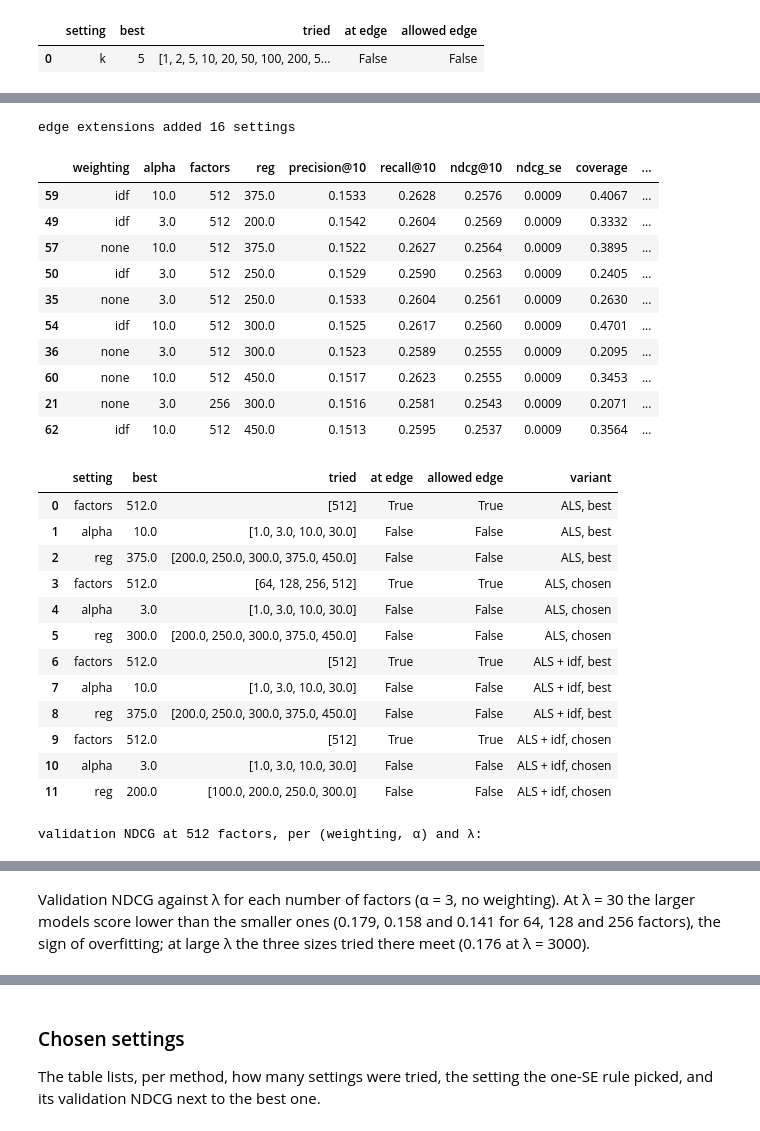
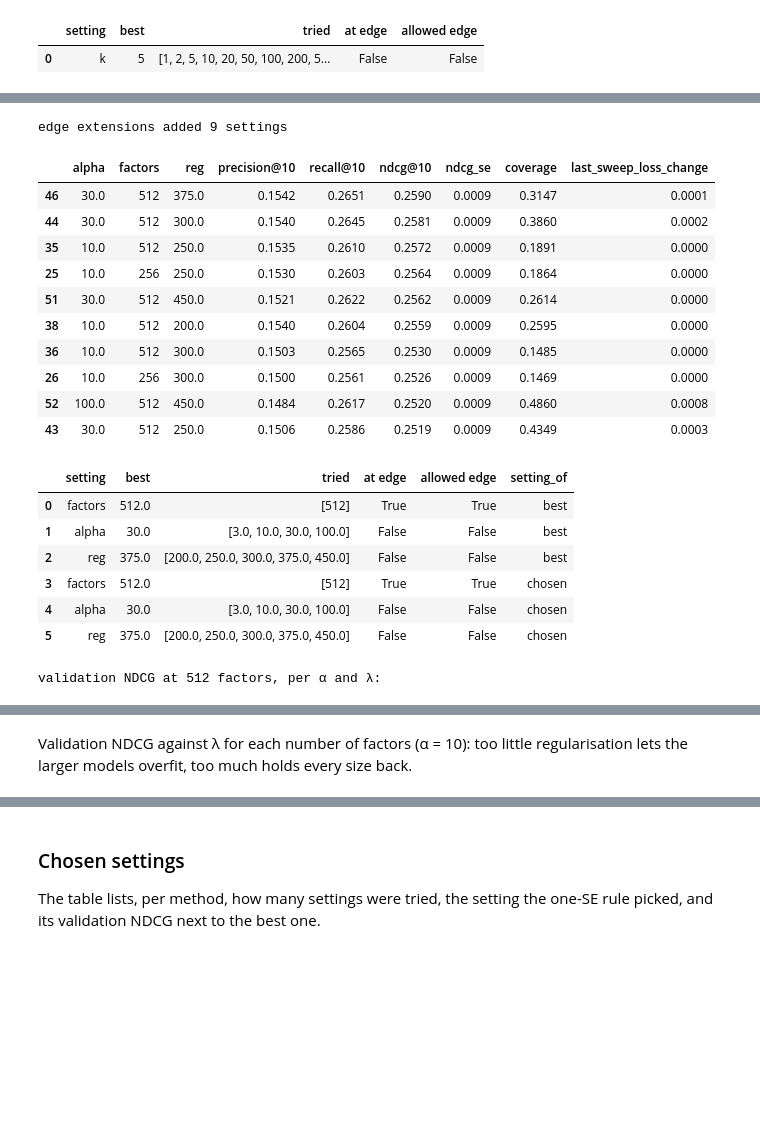
Before and after one commit to sribn/02807-computational-tools-for-data-science, a Jupyter notebook: recommender.ipynb, the cells around one changed output, grey strips where cells are left out. Saved outputs shown, nothing was run; the diff lists cells and outputs as text; code cells hidden in the pictures; blank space fills up the shorter version.

```diff
--- a/recommender.ipynb
+++ b/recommender.ipynb
@@ -165,69 +172,57 @@ Factors were only varied in stages 1–2 (α = 3, no weighting), so the rule's f
 # %%
 def als_eval(cfg):
     model, change = ex.als_with_convergence(train, cfg)
     return {**ex.score(evaluate.als_scorer(model), train, valid), "last_sweep_loss_change": change}
 
 als_keys = ex.ALS_KEYS
 stage1 = ex.run_grid("tune_als", ex.als_stage1_configs(), als_eval)
 cap = ex.run_grid("tune_als", ex.als_cap_configs(stage1), als_eval)
 stage2 = ex.run_grid("tune_als", ex.als_stage2_configs(pd.concat([stage1, cap])), als_eval)
 als_grid = pd.concat([stage1, cap, stage2]).drop_duplicates(als_keys, ignore_index=True)
 als_simplicity = [("factors", True), ("alpha", True), ("reg", False)]
-als_picks = lambda grid: [ex.one_se_choice(grid[grid["weighting"] == w], als_simplicity) for w in ["none", "idf"]]
+als_pick = lambda grid: ex.one_se_choice(grid, als_simplicity)
 
 before_extensions = len(als_grid)
-while extension := (ex.reg_extensions(als_grid, chosen=[pick for pick, _ in als_picks(als_grid)])
-                    + ex.alpha_extensions(als_grid, chosen=[pick for pick, _ in als_picks(als_grid)])):
+while extension := (ex.reg_extensions(als_grid, chosen=[als_pick(als_grid)[0]])
+                    + ex.alpha_extensions(als_grid, chosen=[als_pick(als_grid)[0]])):
     als_grid = pd.concat([als_grid, ex.run_grid("tune_als", extension, als_eval)]).drop_duplicates(
         als_keys, ignore_index=True)
 print(f"edge extensions added {len(als_grid) - before_extensions} settings")
 
-(als_choice, als_best), (idf_choice, idf_best) = als_picks(als_grid)
-variants = pd.DataFrame([als_choice, idf_choice]).assign(method=["ALS", "ALS + idf"], uses_idf=[False, True])
-best_als = ex.one_se_choice(variants, [("uses_idf", True)])[0]["method"]  # idf only if > 1 SE better
-chosen_als = {k: (als_choice if best_als == "ALS" else idf_choice)[k] for k in als_keys}
+als_choice, als_best = als_pick(als_grid)
+chosen_als = {k: als_choice[k] for k in als_keys}
 
 display(als_grid.sort_values("ndcg@10", ascending=False).head(10).round(4))
 display(pd.concat([
-    ex.edge_check(als_grid, best, als_keys, ["factors", "alpha", "reg"], {"factors": [ex.ALS_MAX_FACTORS]},
-                  free={"alpha": ["reg"]})
-      .assign(variant=name) for name, best in [("ALS, best", als_best), ("ALS, chosen", als_choice),
-                                               ("ALS + idf, best", idf_best), ("ALS + idf, chosen", idf_choice)]
+    ex.edge_check(als_grid, row, als_keys, ["factors", "alpha", "reg"], {"factors": [ex.ALS_MAX_FACTORS]},
+                  free={"alpha": ["reg"]}).assign(setting_of=name)
+    for name, row in [("best", als_best), ("chosen", als_choice)]
 ], ignore_index=True))
-print("validation NDCG at 512 factors, per (weighting, α) and λ:")
+print("validation NDCG at 512 factors, per α and λ:")
 display(als_grid[als_grid["factors"] == ex.ALS_MAX_FACTORS].pivot_table(
-    index=["weighting", "alpha"], columns="reg", values="ndcg@10").round(4))
-print(f"chosen NDCG: ALS {als_choice['ndcg@10']:.4f}, ALS + idf {idf_choice['ndcg@10']:.4f}; "
-      f"best NDCG: ALS {als_best['ndcg@10']:.4f}, ALS + idf {idf_best['ndcg@10']:.4f} "
-      f"(SE {idf_choice['ndcg_se']:.4f}); headline ALS variant: {best_als}")
-for name, (pick, best) in zip(["ALS", "ALS + idf"], als_picks(als_grid)):
-    print(f"{name}: chosen setting is {pick['ndcg@10'] - (best['ndcg@10'] - best['ndcg_se']):.5f} above the one-SE threshold")
+    index="alpha", columns="reg", values="ndcg@10").round(4))
+print(f"chosen NDCG {als_choice['ndcg@10']:.4f}, best {als_best['ndcg@10']:.4f} (SE {als_best['ndcg_se']:.4f}); "
+      f"the chosen setting is {als_choice['ndcg@10'] - (als_best['ndcg@10'] - als_best['ndcg_se']):.5f} above the one-SE threshold")
 print(f"{len(als_grid)} settings; least converged fits:")
 display(als_grid.nlargest(3, "last_sweep_loss_change")[als_keys + ["ndcg@10", "last_sweep_loss_change"]])
 # %% [output]
-edge extensions added 16 settings
+edge extensions added 9 settings
-|  | weighting | alpha | factors | reg | precision@10 | recall@10 | ndcg@10 | ndcg_se | coverage | ... |
-| 59 | idf | 10.0 | 512 | 375.0 | 0.1533 | 0.2628 | 0.2576 | 0.0009 | 0.4067 | ... |
-| 49 | idf | 3.0 | 512 | 200.0 | 0.1542 | 0.2604 | 0.2569 | 0.0009 | 0.3332 | ... |
-| 57 | none | 10.0 | 512 | 375.0 | 0.1522 | 0.2627 | 0.2564 | 0.0009 | 0.3895 | ... |
-| 50 | idf | 3.0 | 512 | 250.0 | 0.1529 | 0.2590 | 0.2563 | 0.0009 | 0.2405 | ... |
-| 35 | none | 3.0 | 512 | 250.0 | 0.1533 | 0.2604 | 0.2561 | 0.0009 | 0.2630 | ... |
-| 54 | idf | 10.0 | 512 | 300.0 | 0.1525 | 0.2617 | 0.2560 | 0.0009 | 0.4701 | ... |
-| 36 | none | 3.0 | 512 | 300.0 | 0.1523 | 0.2589 | 0.2555 | 0.0009 | 0.2095 | ... |
-| 60 | none | 10.0 | 512 | 450.0 | 0.1517 | 0.2623 | 0.2555 | 0.0009 | 0.3453 | ... |
-| 21 | none | 3.0 | 256 | 300.0 | 0.1516 | 0.2581 | 0.2543 | 0.0009 | 0.2071 | ... |
-| 62 | idf | 10.0 | 512 | 450.0 | 0.1513 | 0.2595 | 0.2537 | 0.0009 | 0.3564 | ... |
+|  | alpha | factors | reg | precision@10 | recall@10 | ndcg@10 | ndcg_se | coverage | last_sweep_loss_change |
+| 46 | 30.0 | 512 | 375.0 | 0.1542 | 0.2651 | 0.2590 | 0.0009 | 0.3147 | 0.0001 |
+| 44 | 30.0 | 512 | 300.0 | 0.1540 | 0.2645 | 0.2581 | 0.0009 | 0.3860 | 0.0002 |
+| 35 | 10.0 | 512 | 250.0 | 0.1535 | 0.2610 | 0.2572 | 0.0009 | 0.1891 | 0.0000 |
+| 25 | 10.0 | 256 | 250.0 | 0.1530 | 0.2603 | 0.2564 | 0.0009 | 0.1864 | 0.0000 |
+| 51 | 30.0 | 512 | 450.0 | 0.1521 | 0.2622 | 0.2562 | 0.0009 | 0.2614 | 0.0000 |
+| 38 | 10.0 | 512 | 200.0 | 0.1540 | 0.2604 | 0.2559 | 0.0009 | 0.2595 | 0.0000 |
+| 36 | 10.0 | 512 | 300.0 | 0.1503 | 0.2565 | 0.2530 | 0.0009 | 0.1485 | 0.0000 |
+| 26 | 10.0 | 256 | 300.0 | 0.1500 | 0.2561 | 0.2526 | 0.0009 | 0.1469 | 0.0000 |
+| 52 | 100.0 | 512 | 450.0 | 0.1484 | 0.2617 | 0.2520 | 0.0009 | 0.4860 | 0.0008 |
+| 43 | 30.0 | 512 | 250.0 | 0.1506 | 0.2586 | 0.2519 | 0.0009 | 0.4349 | 0.0003 |
-|  | setting | best | tried | at edge | allowed edge | variant |
-| 0 | factors | 512.0 | [512] | True | True | ALS, best |
-| 1 | alpha | 10.0 | [1.0, 3.0, 10.0, 30.0] | False | False | ALS, best |
-| 2 | reg | 375.0 | [200.0, 250.0, 300.0, 375.0, 450.0] | False | False | ALS, best |
-| 3 | factors | 512.0 | [64, 128, 256, 512] | True | True | ALS, chosen |
-| 4 | alpha | 3.0 | [1.0, 3.0, 10.0, 30.0] | False | False | ALS, chosen |
-| 5 | reg | 300.0 | [200.0, 250.0, 300.0, 375.0, 450.0] | False | False | ALS, chosen |
-| 6 | factors | 512.0 | [512] | True | True | ALS + idf, best |
-| 7 | alpha | 10.0 | [1.0, 3.0, 10.0, 30.0] | False | False | ALS + idf, best |
-| 8 | reg | 375.0 | [200.0, 250.0, 300.0, 375.0, 450.0] | False | False | ALS + idf, best |
-| 9 | factors | 512.0 | [512] | True | True | ALS + idf, chosen |
-| 10 | alpha | 3.0 | [1.0, 3.0, 10.0, 30.0] | False | False | ALS + idf, chosen |
-| 11 | reg | 200.0 | [100.0, 200.0, 250.0, 300.0] | False | False | ALS + idf, chosen |
+|  | setting | best | tried | at edge | allowed edge | setting_of |
+| 0 | factors | 512.0 | [512] | True | True | best |
+| 1 | alpha | 30.0 | [3.0, 10.0, 30.0, 100.0] | False | False | best |
+| 2 | reg | 375.0 | [200.0, 250.0, 300.0, 375.0, 450.0] | False | False | best |
+| 3 | factors | 512.0 | [512] | True | True | chosen |
+| 4 | alpha | 30.0 | [3.0, 10.0, 30.0, 100.0] | False | False | chosen |
+| 5 | reg | 375.0 | [200.0, 250.0, 300.0, 375.0, 450.0] | False | False | chosen |
-validation NDCG at 512 factors, per (weighting, α) and λ:
+validation NDCG at 512 factors, per α and λ:
@@ -252,3 +241,3 @@ ALS + idf: chosen setting is 0.00026 above the one-SE threshold
-# %% [markdown]
-Validation NDCG against λ for each number of factors (α = 3, no weighting). At λ = 30 the larger models score lower than the smaller ones (0.179, 0.158 and 0.141 for 64, 128 and 256 factors), the sign of overfitting; at large λ the three sizes tried there meet (0.176 at λ = 3000).
+# %% [markdown]
+Validation NDCG against λ for each number of factors (α = 10): too little regularisation lets the larger models overfit, too much holds every size back.
 # %%
```
Also changed, not shown: parts of 34 cells of this notebook, 5 other files.
